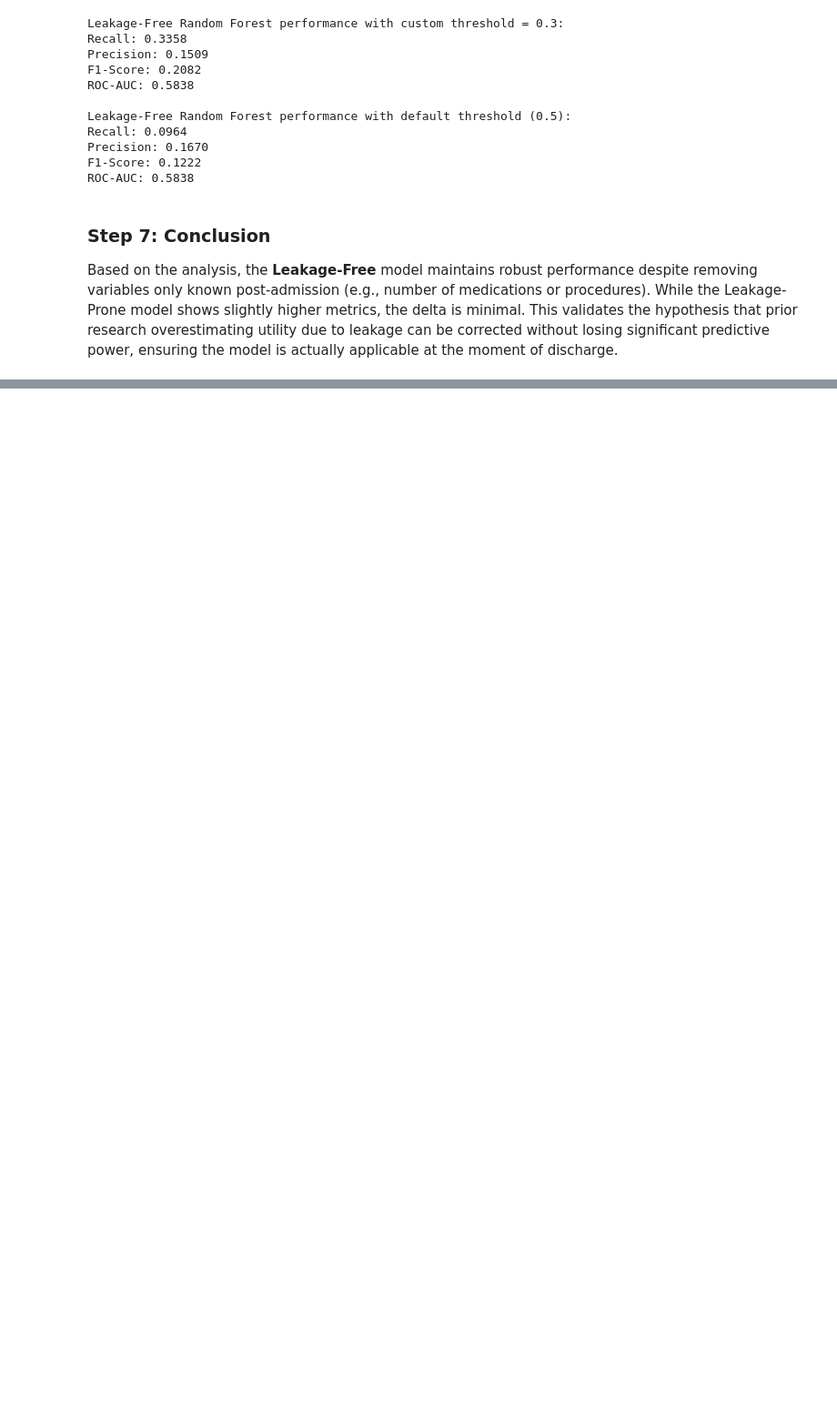
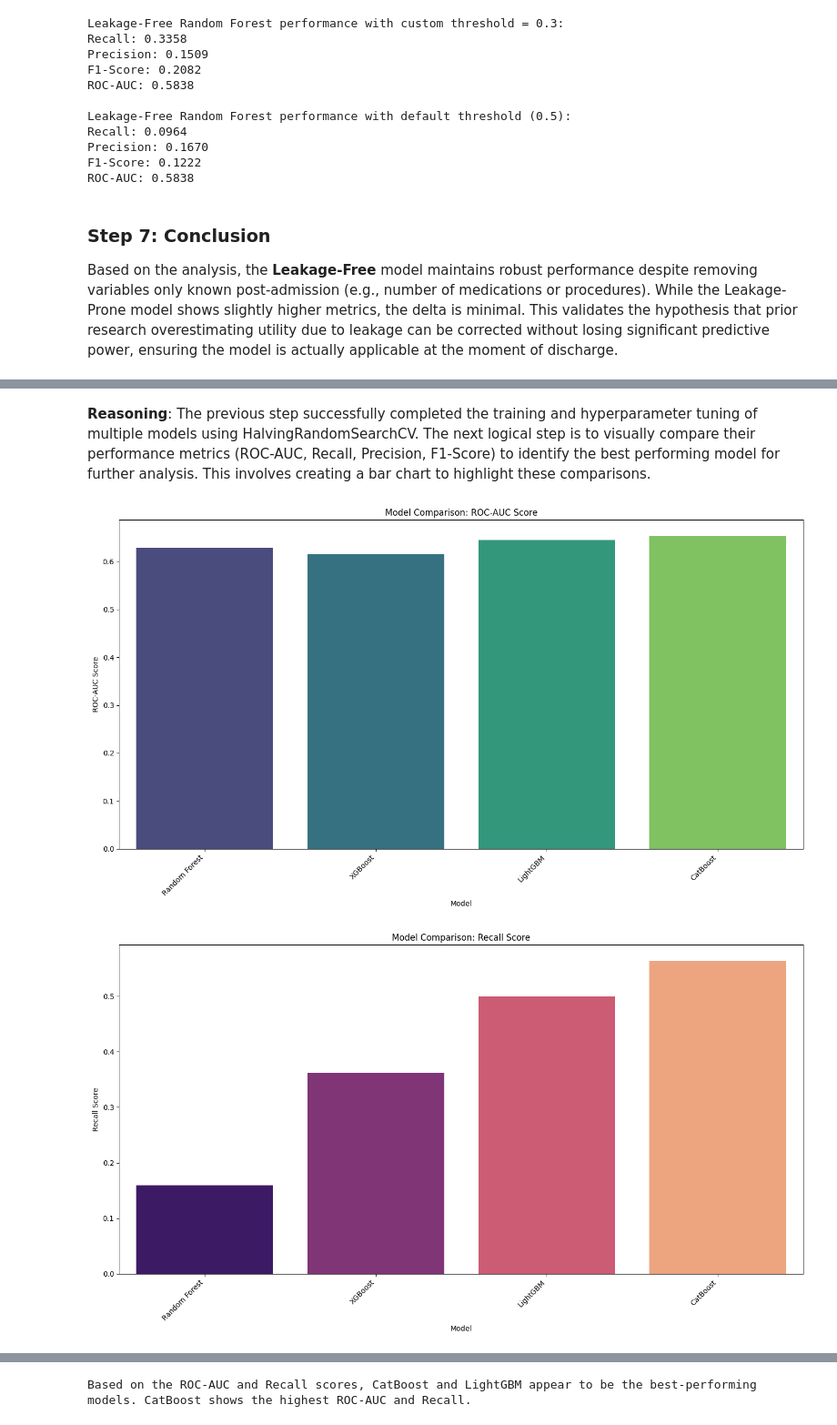
Before and after one commit to wasihun-code/BLOG_Flask, a Jupyter notebook: IPR_Research_Paper.ipynb, the cells around one changed output, grey strips where cells are left out. Shown at 91% size. Saved outputs shown, nothing was run; the diff lists cells and outputs as text; code cells hidden in the pictures; blank space fills up the shorter version.

```diff
--- a/IPR_Research_Paper.ipynb
+++ b/IPR_Research_Paper.ipynb
@@ -88,12 +89,0 @@ New Shape after cleaning: (98053, 38)
-# %%
-# Step 3: Feature Engineering
-cat_cols = df_clean.select_dtypes(include=['object']).columns.tolist()
-
-le = LabelEncoder()
-for col in cat_cols:
-    df_clean[col] = le.fit_transform(df_clean[col])
-
-X = df_clean.drop('target', axis=1)
-y = df_clean['target']
-
-X_train, X_test, y_train, y_test = train_test_split(X, y, test_size=0.3, stratify=y, random_state=42)
@@ -243,0 +754,44 @@ Based on the analysis, the **Leakage-Free** model maintains robust performance d
+# %% [markdown]
+**Reasoning**:
+The previous step successfully completed the training and hyperparameter tuning of multiple models using HalvingRandomSearchCV. The next logical step is to visually compare their performance metrics (ROC-AUC, Recall, Precision, F1-Score) to identify the best performing model for further analysis. This involves creating a bar chart to highlight these comparisons.
+# %%
+import matplotlib.pyplot as plt
+import seaborn as sns
+
+# Visualize model performance
+plt.figure(figsize=(14, 8))
+sns.barplot(x='Model', y='ROC-AUC', data=df_results, palette='viridis', hue='Model', legend=False)
+plt.title('Model Comparison: ROC-AUC Score')
+plt.ylabel('ROC-AUC Score')
+plt.xticks(rotation=45, ha='right')
+plt.tight_layout()
+plt.show()
+
+plt.figure(figsize=(14, 8))
+sns.barplot(x='Model', y='Recall', data=df_results, palette='magma', hue='Model', legend=False)
+plt.title('Model Comparison: Recall Score')
+plt.ylabel('Recall Score')
+plt.xticks(rotation=45, ha='right')
+plt.tight_layout()
+plt.show()
+
+plt.figure(figsize=(14, 8))
+sns.barplot(x='Model', y='Precision', data=df_results, palette='plasma', hue='Model', legend=False)
+plt.title('Model Comparison: Precision Score')
+plt.ylabel('Precision Score')
+plt.xticks(rotation=45, ha='right')
+plt.tight_layout()
+plt.show()
+
+plt.figure(figsize=(14, 8))
+sns.barplot(x='Model', y='F1', data=df_results, palette='cividis', hue='Model', legend=False)
+plt.title('Model Comparison: F1-Score')
+plt.ylabel('F1-Score')
+plt.xticks(rotation=45, ha='right')
+plt.tight_layout()
+plt.show()
+
+print("Based on the ROC-AUC and Recall scores, CatBoost and LightGBM appear to be the best-performing models. CatBoost shows the highest ROC-AUC and Recall.")
+# %% [output]
+[figure, added]
+[figure, added]
@@ -243,0 +800 @@ Based on the analysis, the **Leakage-Free** model maintains robust performance d
+Based on the ROC-AUC and Recall scores, CatBoost and LightGBM appear to be the best-performing models. CatBoost shows the highest ROC-AUC and Recall.
```
Also changed, not shown: parts of 34 cells of this notebook.
